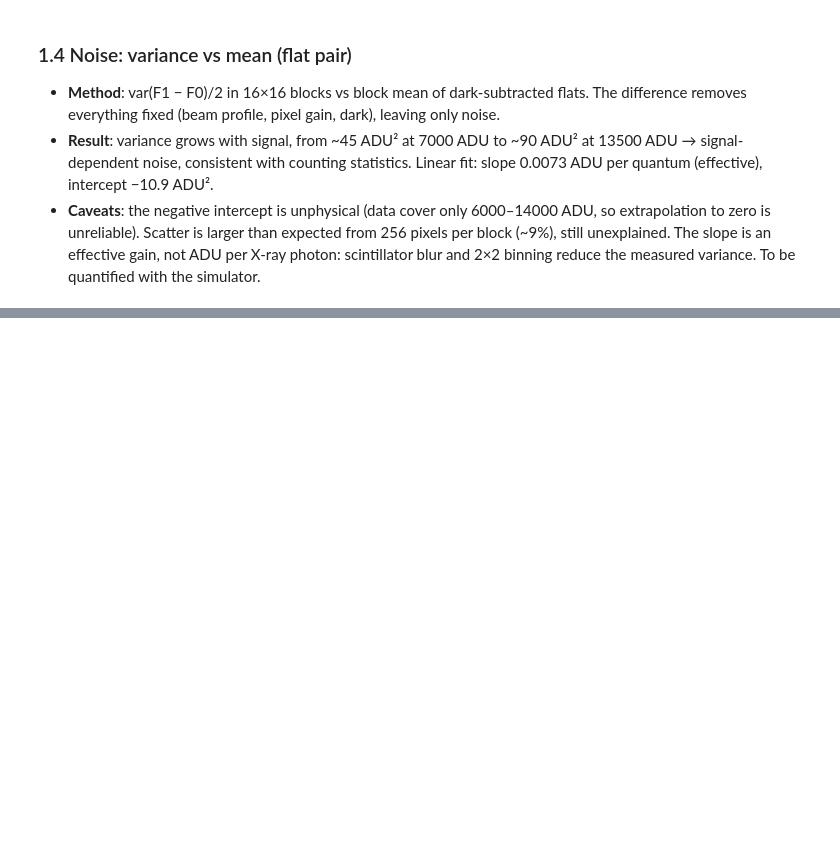
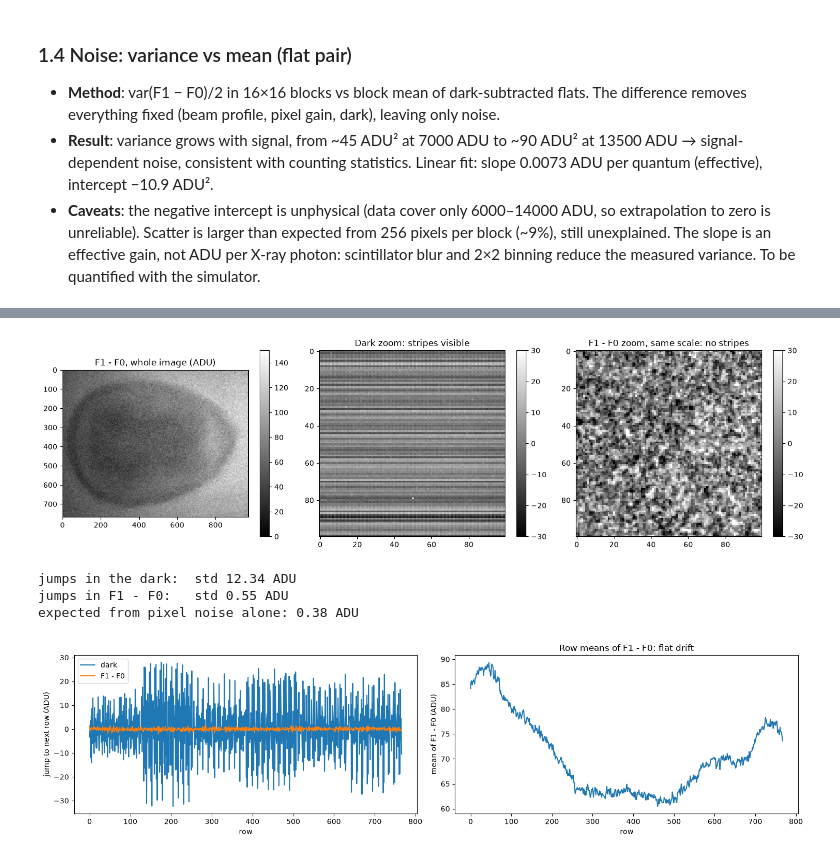
Before and after one commit to andreapasotti-eng/xray-detector-chain, a Jupyter notebook: notebooks/01_exploration.ipynb, the cells around one changed output, grey strips where cells are left out. Cells and saved outputs as stored; diff of their text form; code cells hidden in the pictures; blank space fills up the shorter version.

```diff
--- a/notebooks/01_exploration.ipynb
+++ b/notebooks/01_exploration.ipynb
@@ -148,0 +240,47 @@ slope K ≈ 0.0073 ADU per quantum, intercept ≈ -10.9 ADU²
+# %%
+flat_diff = f1 - f0  # fixed things cancel: offset, fixed stripes, beam, gain
+
+fig, ax = plt.subplots(1, 3, figsize=(15, 4))
+im = ax[0].imshow(flat_diff, cmap="gray", vmin=0, vmax=150)
+fig.colorbar(im, ax=ax[0])
+ax[0].set_title("F1 - F0, whole image (ADU)")
+im = ax[1].imshow(dark[zoom] - dark[zoom].mean(), cmap="gray", vmin=-30, vmax=30)
+fig.colorbar(im, ax=ax[1])
+ax[1].set_title("Dark zoom: stripes visible")
+im = ax[2].imshow(flat_diff[zoom] - flat_diff[zoom].mean(), cmap="gray", vmin=-30, vmax=30)
+fig.colorbar(im, ax=ax[2])
+ax[2].set_title("F1 - F0 zoom, same scale: no stripes")
+plt.tight_layout()
+plt.show()
+
+# Row-to-row jumps: how much each row's mean differs from the next row's mean
+dark_jumps = np.diff(dark.mean(axis=1))
+diff_row_means = flat_diff.mean(axis=1)
+diff_jumps = np.diff(diff_row_means)
+
+# Jumps expected from pixel noise alone (approximate)
+pixel_noise = np.diff(flat_diff, axis=1).std() / np.sqrt(2)
+expected = pixel_noise * np.sqrt(2) / np.sqrt(flat_diff.shape[1])
+
+print(f"jumps in the dark:  std {dark_jumps.std():.2f} ADU")
+print(f"jumps in F1 - F0:   std {diff_jumps.std():.2f} ADU")
+print(f"expected from pixel noise alone: {expected:.2f} ADU")
+
+fig, ax = plt.subplots(1, 2, figsize=(15, 4))
+ax[0].plot(dark_jumps, label="dark")
+ax[0].plot(diff_jumps, label="F1 - F0")
+ax[0].set_xlabel("row")
+ax[0].set_ylabel("jump to next row (ADU)")
+ax[0].legend()
+ax[1].plot(diff_row_means)
+ax[1].set_xlabel("row")
+ax[1].set_ylabel("mean of F1 - F0 (ADU)")
+ax[1].set_title("Row means of F1 - F0: flat drift")
+plt.tight_layout()
+plt.show()
+# %% [output]
+[figure, added]
+jumps in the dark:  std 12.34 ADU
+jumps in F1 - F0:   std 0.55 ADU
+expected from pixel noise alone: 0.38 ADU
+[figure, added]
```
Also changed, not shown: parts of 7 cells of this notebook, 1 other file.
